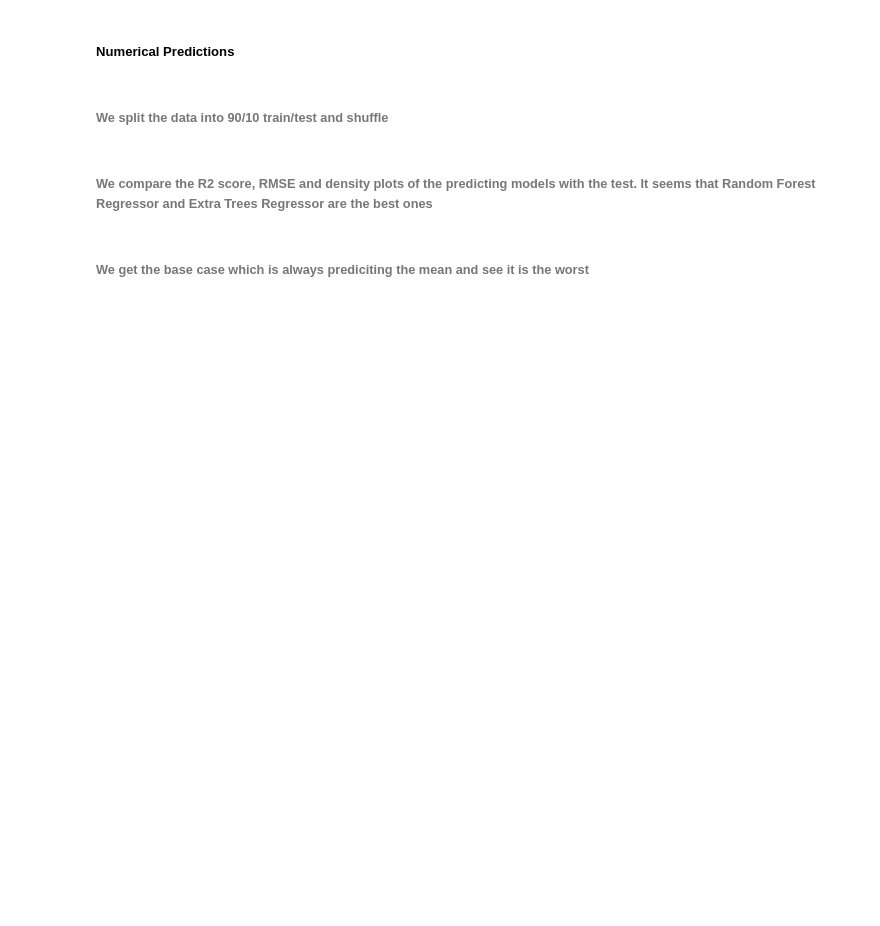
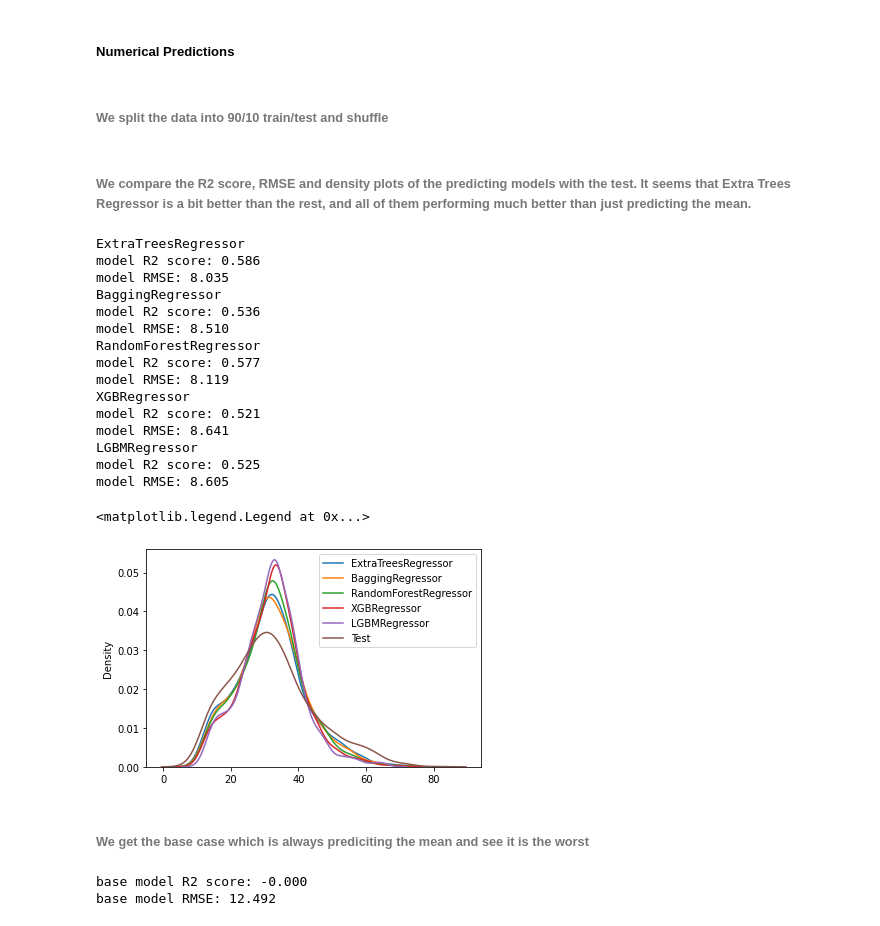
Before and after one commit to apollner/apollner.github.io, a Jupyter notebook: predicting-age-and-race-of-offender-nd-2021.ipynb, the cells around one changed output. Drawn from its saved outputs; the diff is of its cells as text; code cells hidden in the pictures; blank space fills up the shorter version.

```diff
--- a/predicting-age-and-race-of-offender-nd-2021.ipynb
+++ b/predicting-age-and-race-of-offender-nd-2021.ipynb
@@ -363,31 +455,53 @@ print("model Accuracy score: %.3f" % accuracy_score(y_test,[race_base]*len(y_tes
 # %%
 X_train, X_test, y_train, y_test = train_test_split(inputFeature, numerical_output, test_size=0.1, random_state=42)
 # %% [markdown]
-###### We compare the R2 score, RMSE and density plots of the predicting models with the test. It seems that **Random Forest Regressor** and **Extra Trees Regressor** are the best ones
+###### We compare the R2 score, RMSE and density plots of the predicting models with the test. It seems that **Extra Trees Regressor** is a bit better than the rest, and all of them performing much better than just predicting the mean.
 # %%
 regressors = [
-GradientBoostingRegressor()
-,AdaBoostRegressor()
-,ExtraTreesRegressor()
+ExtraTreesRegressor()
 ,BaggingRegressor()
 ,RandomForestRegressor()
-,XGBRegressor(objective="reg:squarederror", random_state=42,verbosity=0)
+,XGBRegressor(objective="reg:squarederror", random_state=42,verbosity=0,tree_method='gpu_hist', gpu_id=0)
+,LGBMRegressor()
     ]
-
 for regressor in regressors:
-    pipe = Pipeline(steps=[('preprocessor', preprocessor),
-                      ('regressor', regressor)])
-    pipe.fit(X_train, y_train.values.ravel())
+    if type(regressor).__name__=='XGBRegressor':
+        pipe = Pipeline(steps=[('preprocessor', preprocessor),('regressor', regressor)])
+        pipe.fit(X_train, y_train.values.ravel())
+    else:
+        pipe = Pipeline(steps=[('preprocessor', preprocessor),('regressor', regressor)])
+        pipe.fit(X_train, y_train.values.ravel())
     print(type(regressor).__name__)
     print("model R2 score: %.3f" % pipe.score(X_test, y_test))
     print("model RMSE: %.3f" % mean_squared_error(y_test.values.ravel(),pipe.predict(X_test),squared=False))
     sns.kdeplot(pipe.predict(X_test),label=type(regressor).__name__)
 sns.kdeplot(y_test.values.ravel(),label='Test')
 plt.legend()
+# %% [output]
+ExtraTreesRegressor
+model R2 score: 0.586
+model RMSE: 8.035
+BaggingRegressor
+model R2 score: 0.536
+model RMSE: 8.510
+RandomForestRegressor
+model R2 score: 0.577
+model RMSE: 8.119
+XGBRegressor
+model R2 score: 0.521
+model RMSE: 8.641
+LGBMRegressor
+model R2 score: 0.525
+model RMSE: 8.605
+<matplotlib.legend.Legend at 0x...>
+[figure, added]
 # %% [markdown]
 ###### We get the base case which is always prediciting the mean and see it is the worst
 # %%
 age_base = df_person['age_num_offender'].mean()
 # %%
-print("base model R2 score: %.3f" % r2_score(y_test,[age_base]*len(y_test)))
+print("base model R2 score: %.3f" % r2_score(y_test.values.ravel(),[age_base]*len(y_test)))
 print("base model RMSE: %.3f" % mean_squared_error(y_test.values.ravel(),[age_base]*len(y_test),squared=False))
+# %% [output]
+base model R2 score: -0.000
+base model RMSE: 12.492
```
Also changed, not shown: parts of 13 cells of this notebook.
